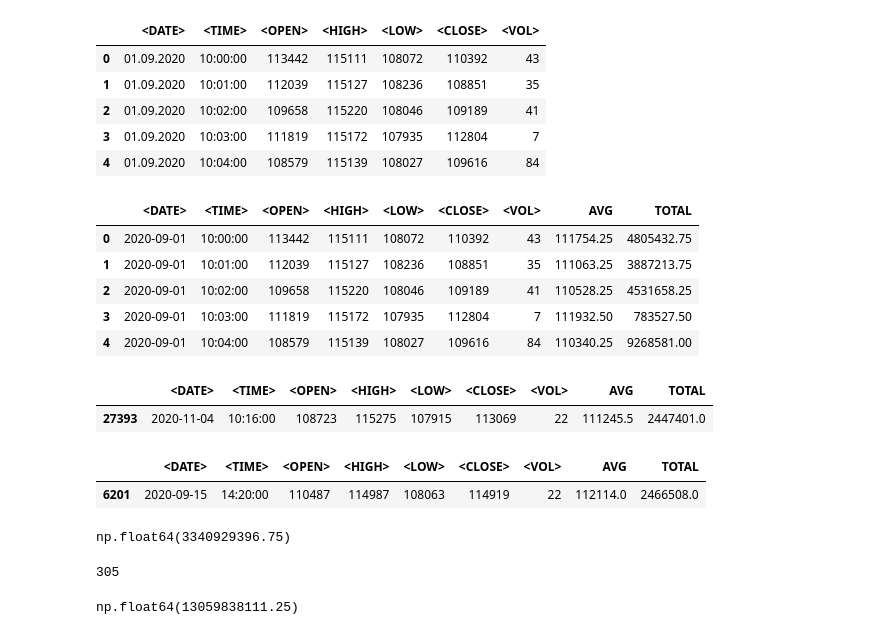
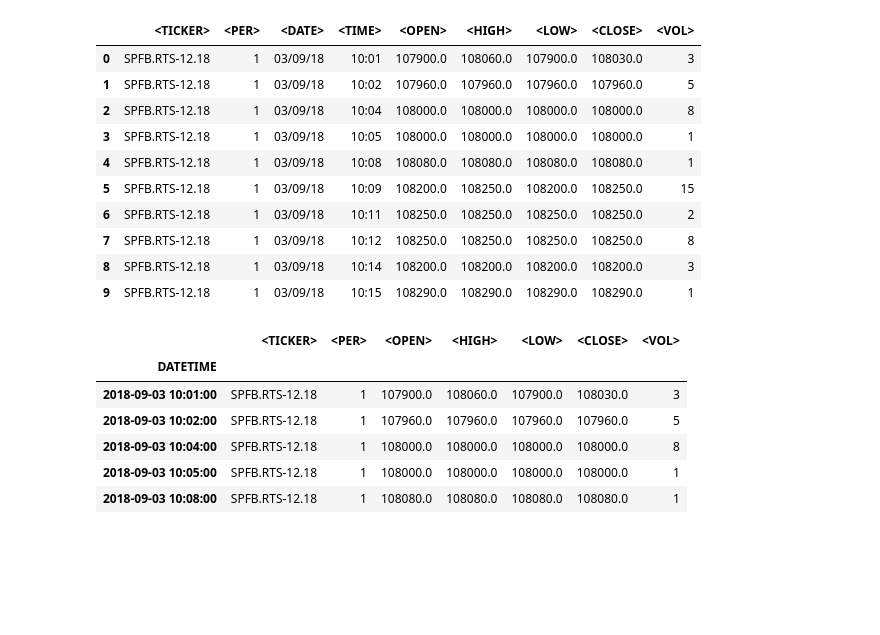
Before and after one commit to Fr0stFree/AlgorithmSolutions, a Jupyter notebook: python/data_science/exchange.ipynb, the cells around one changed output. Saved outputs shown, nothing was run; the diff lists cells and outputs as text; code cells hidden in the pictures; blank space fills up the shorter version.

```diff
--- a/python/data_science/exchange.ipynb
+++ b/python/data_science/exchange.ipynb
@@ -4,50 +5,31 @@ import datetime as dt
 # %%
-df = pd.read_csv("./data.csv")
-df.head()
+df = pd.read_csv("./data/exchange.csv")
+df.head(10)
 # %% [output]
-|  | <DATE> | <TIME> | <OPEN> | <HIGH> | <LOW> | <CLOSE> | <VOL> |
-| 0 | 01.09.2020 | 10:00:00 | 113442 | 115111 | 108072 | 110392 | 43 |
-| 1 | 01.09.2020 | 10:01:00 | 112039 | 115127 | 108236 | 108851 | 35 |
-| 2 | 01.09.2020 | 10:02:00 | 109658 | 115220 | 108046 | 109189 | 41 |
-| 3 | 01.09.2020 | 10:03:00 | 111819 | 115172 | 107935 | 112804 | 7 |
-| 4 | 01.09.2020 | 10:04:00 | 108579 | 115139 | 108027 | 109616 | 84 |
+|  | <TICKER> | <PER> | <DATE> | <TIME> | <OPEN> | <HIGH> | <LOW> | <CLOSE> | <VOL> |
+| 0 | SPFB.RTS-12.18 | 1 | 03/09/18 | 10:01 | 107900.0 | 108060.0 | 107900.0 | 108030.0 | 3 |
+| 1 | SPFB.RTS-12.18 | 1 | 03/09/18 | 10:02 | 107960.0 | 107960.0 | 107960.0 | 107960.0 | 5 |
+| 2 | SPFB.RTS-12.18 | 1 | 03/09/18 | 10:04 | 108000.0 | 108000.0 | 108000.0 | 108000.0 | 8 |
+| 3 | SPFB.RTS-12.18 | 1 | 03/09/18 | 10:05 | 108000.0 | 108000.0 | 108000.0 | 108000.0 | 1 |
+| 4 | SPFB.RTS-12.18 | 1 | 03/09/18 | 10:08 | 108080.0 | 108080.0 | 108080.0 | 108080.0 | 1 |
+| 5 | SPFB.RTS-12.18 | 1 | 03/09/18 | 10:09 | 108200.0 | 108250.0 | 108200.0 | 108250.0 | 15 |
+| 6 | SPFB.RTS-12.18 | 1 | 03/09/18 | 10:11 | 108250.0 | 108250.0 | 108250.0 | 108250.0 | 2 |
+| 7 | SPFB.RTS-12.18 | 1 | 03/09/18 | 10:12 | 108250.0 | 108250.0 | 108250.0 | 108250.0 | 8 |
+| 8 | SPFB.RTS-12.18 | 1 | 03/09/18 | 10:14 | 108200.0 | 108200.0 | 108200.0 | 108200.0 | 3 |
+| 9 | SPFB.RTS-12.18 | 1 | 03/09/18 | 10:15 | 108290.0 | 108290.0 | 108290.0 | 108290.0 | 1 |
-# %%
-df['AVG'] = (df['<OPEN>'] + df['<HIGH>'] + df['<LOW>'] + df['<CLOSE>']) / 4
-df["<DATE>"] = pd.to_datetime(df["<DATE>"], format="%d.%m.%Y")
-df['TOTAL'] = df['AVG'] * df['<VOL>']
-
-df.head()
-# %% [output]
-|  | <DATE> | <TIME> | <OPEN> | <HIGH> | <LOW> | <CLOSE> | <VOL> | AVG | TOTAL |
-| 0 | 2020-09-01 | 10:00:00 | 113442 | 115111 | 108072 | 110392 | 43 | 111754.25 | 4805432.75 |
-| 1 | 2020-09-01 | 10:01:00 | 112039 | 115127 | 108236 | 108851 | 35 | 111063.25 | 3887213.75 |
-| 2 | 2020-09-01 | 10:02:00 | 109658 | 115220 | 108046 | 109189 | 41 | 110528.25 | 4531658.25 |
-| 3 | 2020-09-01 | 10:03:00 | 111819 | 115172 | 107935 | 112804 | 7 | 111932.50 | 783527.50 |
-| 4 | 2020-09-01 | 10:04:00 | 108579 | 115139 | 108027 | 109616 | 84 | 110340.25 | 9268581.00 |
-# %%
-date = dt.datetime(2020, 11, 4)
-df[(df["<DATE>"] == date) & (df["<TIME>"] == "10:16:00")]
-# %% [output]
-|  | <DATE> | <TIME> | <OPEN> | <HIGH> | <LOW> | <CLOSE> | <VOL> | AVG | TOTAL |
-| 27393 | 2020-11-04 | 10:16:00 | 108723 | 115275 | 107915 | 113069 | 22 | 111245.5 | 2447401.0 |
-# %%
-date = dt.datetime(2020, 9, 15)
-df[(df["<DATE>"] == date) & (df["<TIME>"] == "14:20:00")]
-# %% [output]
-|  | <DATE> | <TIME> | <OPEN> | <HIGH> | <LOW> | <CLOSE> | <VOL> | AVG | TOTAL |
-| 6201 | 2020-09-15 | 14:20:00 | 110487 | 114987 | 108063 | 114919 | 22 | 112114.0 | 2466508.0 |
-# %%
-date = dt.datetime(2020, 10, 1)
-df[df["<DATE>"] == date]["TOTAL"].sum()
-# %% [output]
-np.float64(3340929396.75)
-# %%
-date = dt.datetime(2020, 12, 22)
-df[(df["<DATE>"] == date) & (df["<OPEN>"] < df["<CLOSE>"])].shape[0]
-# %% [output]
-305
-# %%
-dates = pd.date_range(start="2020-11-01", end="2020-11-30", freq="W-THU")
-df[df["<DATE>"].isin(dates)]["TOTAL"].sum()
-# %% [output]
-np.float64(13059838111.25)
+# %%
+df["DATETIME"] = df["<DATE>"].astype(str) + " " + df["<TIME>"].astype(str)
+df["DATETIME"] = pd.to_datetime(df["DATETIME"], format="%d/%m/%y %H:%M")
+df = df.set_index("DATETIME")
+df = df.drop(columns=['<DATE>', '<TIME>'])
+df = df.sort_index(ascending=True)
+
+df.head()
+# %% [output]
+|  | <TICKER> | <PER> | <OPEN> | <HIGH> | <LOW> | <CLOSE> | <VOL> |
+| DATETIME |  |  |  |  |  |  |  |
+| 2018-09-03 10:01:00 | SPFB.RTS-12.18 | 1 | 107900.0 | 108060.0 | 107900.0 | 108030.0 | 3 |
+| 2018-09-03 10:02:00 | SPFB.RTS-12.18 | 1 | 107960.0 | 107960.0 | 107960.0 | 107960.0 | 5 |
+| 2018-09-03 10:04:00 | SPFB.RTS-12.18 | 1 | 108000.0 | 108000.0 | 108000.0 | 108000.0 | 8 |
+| 2018-09-03 10:05:00 | SPFB.RTS-12.18 | 1 | 108000.0 | 108000.0 | 108000.0 | 108000.0 | 1 |
+| 2018-09-03 10:08:00 | SPFB.RTS-12.18 | 1 | 108080.0 | 108080.0 | 108080.0 | 108080.0 | 1 |
```
Also changed, not shown: parts of 3 cells of this notebook, 3 other files.
